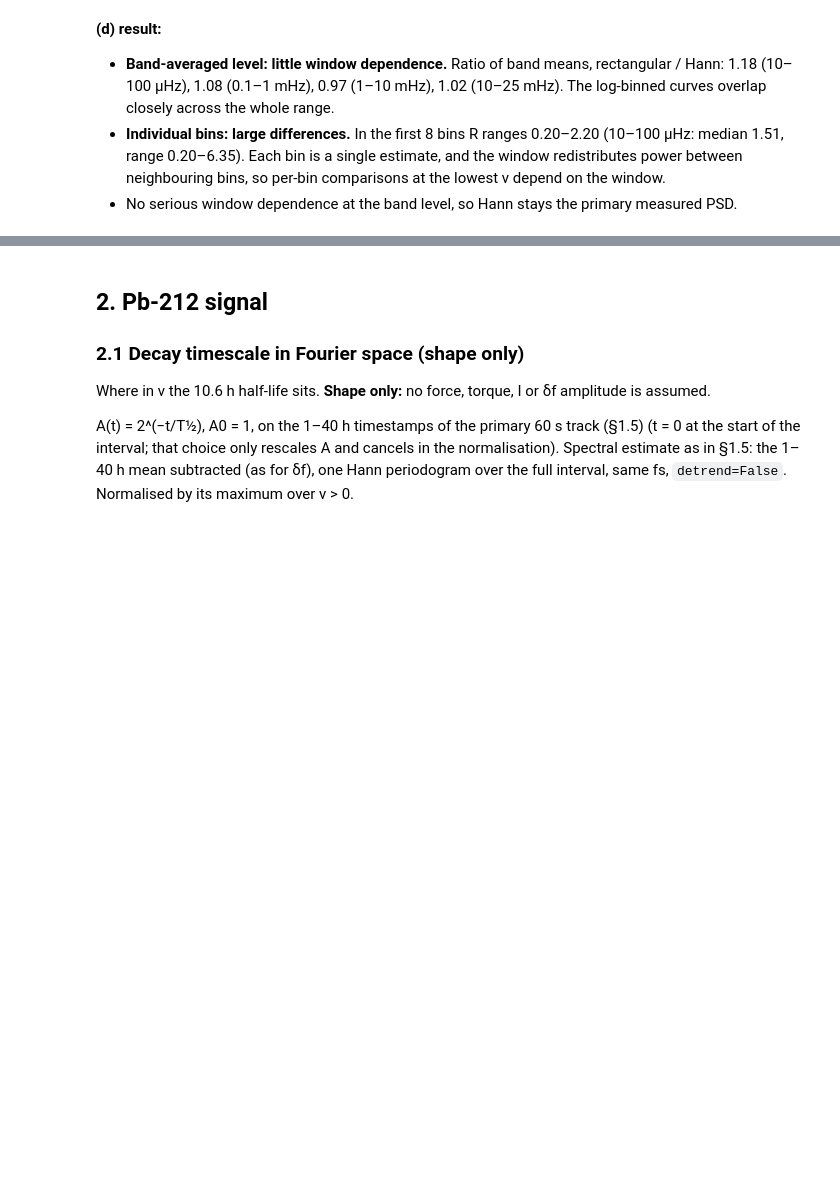
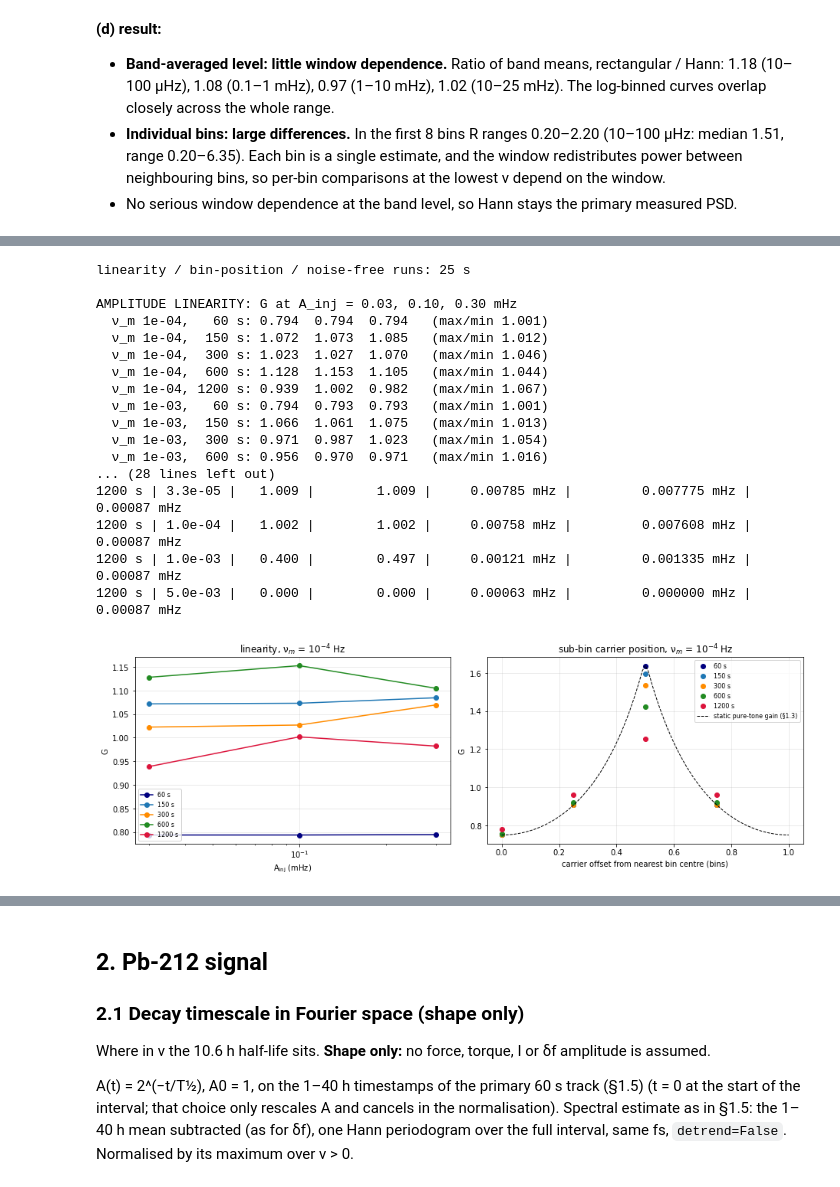
Before and after one commit to Moore-Lab/Decay-Sail, a Jupyter notebook: analysis/noise_budget_20260911.ipynb, the cells around one changed output, grey strips where cells are left out. Cells and saved outputs as stored; diff of their text form; code cells hidden in the pictures; blank space fills up the shorter version.

```diff
--- a/analysis/noise_budget_20260911.ipynb
+++ b/analysis/noise_budget_20260911.ipynb
@@ -998,0 +1298,64 @@ bin |  ν (µHz) |    S_Hann |    S_rect | R = rect/Hann
+# %%
+# amplitude linearity, carrier position, noise-free control
+AMPS = (0.03e-3, 0.1e-3, 0.3e-3); NU_SUB = (1e-4, 1e-3); FRACS = (0.0, 0.25, 0.5, 0.75); NU_NF = (3.32e-5, 1e-4, 1e-3, 5e-3)
+t0_ = time.time()
+LIN = {(w, nu, A): run_sine(w, nu, A, SIGMA_F[w]) for w in TW_LIST for nu in NU_SUB for A in AMPS}
+BINP = {}
+for w in TW_LIST:
+    x0 = np.round(DIVISOR*F0_SIM*w)
+    for fr_ in FRACS:
+        f0b = (x0 + fr_)/(DIVISOR*w)
+        BINP[(w, fr_)] = run_sine(w, 1e-4, A_MAIN, SIGMA_F[w], f0=f0b)
+NF = {(w, nu): run_sine(w, nu, A_MAIN, 0) for w in TW_LIST for nu in NU_NF}
+print(f'linearity / bin-position / noise-free runs: {time.time() - t0_:.0f} s\n')
+
+print('AMPLITUDE LINEARITY: G at A_inj = ' + ', '.join(f'{A*1e3:.2f}' for A in AMPS) + ' mHz')
+for nu in NU_SUB:
+    for w in TW_LIST:
+        g = [LIN[(w, nu, A)][0] for A in AMPS]
+        print(f'  ν_m {nu:.0e}, {w:4d} s: ' + '  '.join(f'{x:.3f}' for x in g) + f'   (max/min {max(g)/min(g):.3f})')
+
+print('\nCARRIER SUB-BIN POSITION (ν_m = 1e-4 Hz, A = 0.1 mHz): G measured (static pure-tone model)')
+print(f"{'T_w':>6} | " + ' | '.join(f'frac {f:4.2f}     ' for f in FRACS) + ' | max/min')
+for w in TW_LIST:
+    g = [BINP[(w, f)][0] for f in FRACS]
+    gm = [np.interp((f + 0.5) % 1 - 0.5, d_true, gain) for f in FRACS]
+    print(f'{w:4d} s | ' + ' | '.join(f'{a:.3f} ({b:.2f})' for a, b in zip(g, gm)) + f' | {max(g)/min(g):.2f}')
+
+print('\nNOISE-FREE vs NOISY (A = 0.1 mHz) and stationary-tone scatter from (e)')
+print(f"{'T_w':>6} | {'ν_m':>7} | {'G noisy':>7} | {'G noise-free':>12} | {'resid rms noisy':>15} | {'resid rms noise-free':>20} | {'stationary σ (e)':>16}")
+for w in TW_LIST:
+    for nu in NU_NF:
+        gn, _, rn = GF[w][np.argmin(abs(NU_LIST - nu))]
+        g0, _, r0 = NF[(w, nu)]
+        print(f'{w:4d} s | {nu:7.1e} | {gn:7.3f} | {g0:12.3f} | {rn*1e3:11.5f} mHz | {r0*1e3:16.6f} mHz | {SIG_E[w]*1e3:12.5f} mHz')
+
+fig, ax = plt.subplots(1, 2, figsize=(13, 4.5))
+for w in TW_LIST:
+    ax[0].plot([A*1e3 for A in AMPS], [LIN[(w, 1e-4, A)][0] for A in AMPS], 'o-', color=cols[w], label=f'{w} s')
+    ax[1].plot(FRACS, [BINP[(w, f)][0] for f in FRACS], 'o', ms=6, color=cols[w], label=f'{w} s')
+dd = np.linspace(0, 1, 201)
+ax[1].plot(dd, np.interp((dd + 0.5) % 1 - 0.5, d_true, gain), 'k--', lw=1, label='static pure-tone gain (§1.3)')
+ax[0].set_xscale('log'); ax[0].set_xlabel('A$_{\\rm inj}$ (mHz)'); ax[0].set_ylabel('G'); ax[0].set_title('linearity, ν$_m$ = 10$^{-4}$ Hz')
+ax[1].set_xlabel('carrier offset from nearest bin centre (bins)'); ax[1].set_ylabel('G'); ax[1].set_title('sub-bin carrier position, ν$_m$ = 10$^{-4}$ Hz')
+for a in ax: a.grid(alpha=.3); a.legend(fontsize=8)
+plt.tight_layout(); plt.show()
+# %% [output]
+linearity / bin-position / noise-free runs: 25 s
+
+AMPLITUDE LINEARITY: G at A_inj = 0.03, 0.10, 0.30 mHz
+  ν_m 1e-04,   60 s: 0.794  0.794  0.794   (max/min 1.001)
+  ν_m 1e-04,  150 s: 1.072  1.073  1.085   (max/min 1.012)
+  ν_m 1e-04,  300 s: 1.023  1.027  1.070   (max/min 1.046)
+  ν_m 1e-04,  600 s: 1.128  1.153  1.105   (max/min 1.044)
+  ν_m 1e-04, 1200 s: 0.939  1.002  0.982   (max/min 1.067)
+  ν_m 1e-03,   60 s: 0.794  0.793  0.793   (max/min 1.001)
+  ν_m 1e-03,  150 s: 1.066  1.061  1.075   (max/min 1.013)
+  ν_m 1e-03,  300 s: 0.971  0.987  1.023   (max/min 1.054)
+  ν_m 1e-03,  600 s: 0.956  0.970  0.971   (max/min 1.016)
+... (28 lines left out)
+1200 s | 3.3e-05 |   1.009 |        1.009 |     0.00785 mHz |         0.007775 mHz |      0.00087 mHz
+1200 s | 1.0e-04 |   1.002 |        1.002 |     0.00758 mHz |         0.007608 mHz |      0.00087 mHz
+1200 s | 1.0e-03 |   0.400 |        0.497 |     0.00121 mHz |         0.001335 mHz |      0.00087 mHz
+1200 s | 5.0e-03 |   0.000 |        0.000 |     0.00063 mHz |         0.000000 mHz |      0.00087 mHz
+[figure, added]
```
Also changed, not shown: parts of 17 cells of this notebook.
